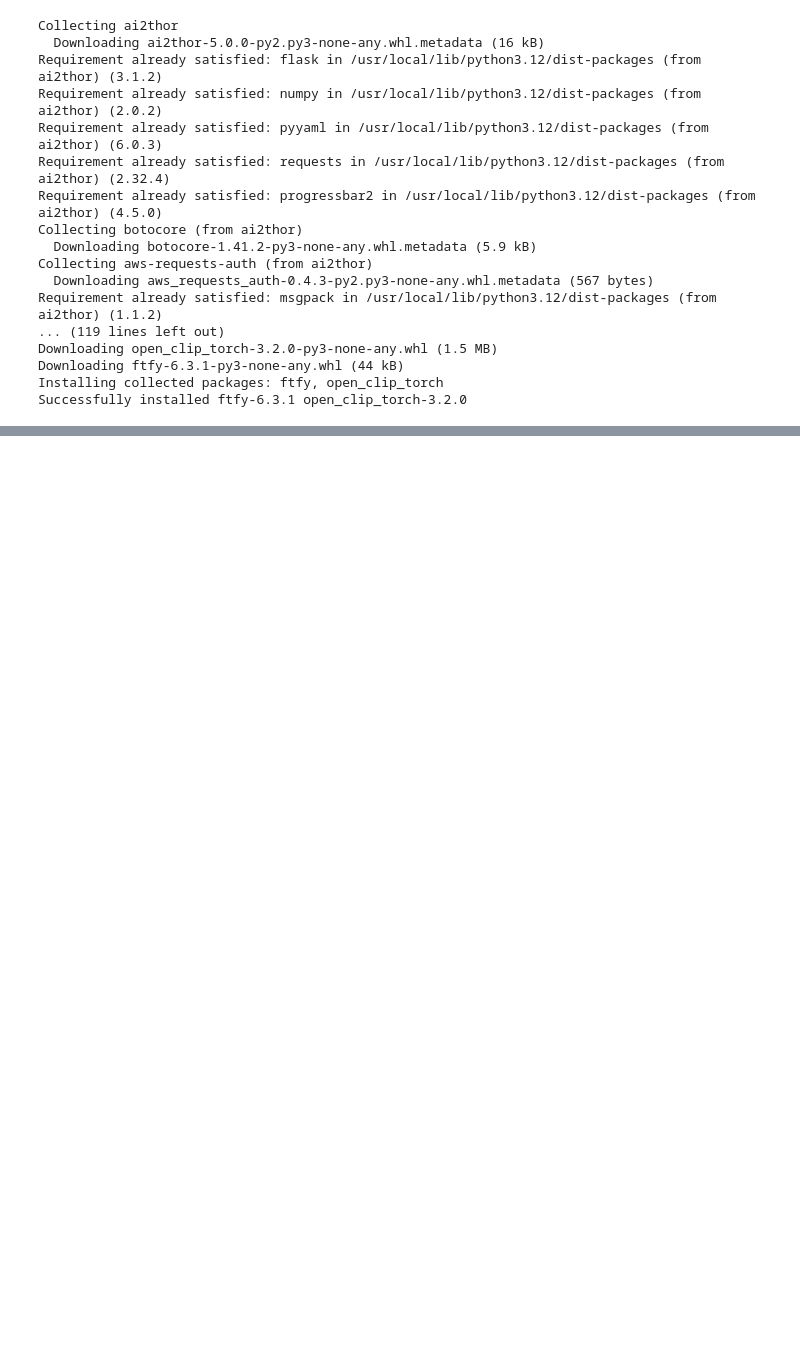
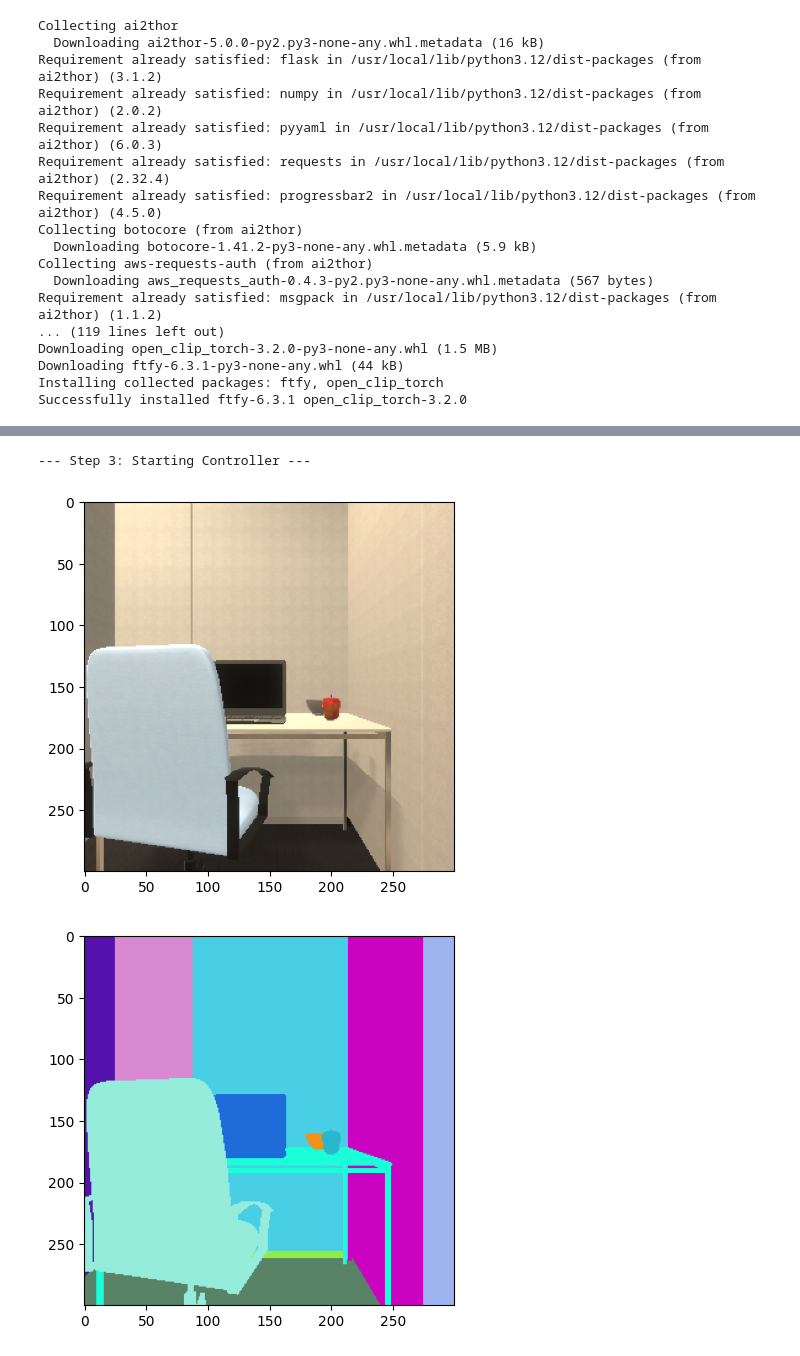
Before and after one commit to Land-dev/finalProject163, a Jupyter notebook: 163FinalProject.ipynb, the cells around one changed output, grey strips where cells are left out. Drawn from its saved outputs; the diff is of its cells as text; code cells hidden in the pictures; blank space fills up the shorter version.

```diff
--- a/163FinalProject.ipynb
+++ b/163FinalProject.ipynb
@@ -222,4 +221,46 @@ def get_spatial_context(controller, target_mask):
         return parent_name
     else:
         return "the floor"
+# %%
+# ==========================================
+# 4. MAIN EXECUTION
+# ==========================================
+print("\n--- Step 3: Starting Controller ---")
+controller = Controller(
+    agentMode="locobot",
+    visibilityDistance=1.5,
+    scene="FloorPlan_Train1_3",
+    gridSize=0.25,
+    movementGaussianSigma=0.005,
+    rotateStepDegrees=90,
+    rotateGaussianSigma=0.5,
+    renderDepthImage=True,
+    renderInstanceSegmentation=True,
+    width=300,
+    height=300,
+    fieldOfView=60
+)
+
+# Move somewhere interesting (optional)
+# controller.step("MoveBack")
+# controller.step("RotateRight")
+
+# Visualize the room
+import matplotlib.pyplot as plt
+frame = controller.last_event.frame
+
+plt.imshow(frame)
+plt.axis('on')
+plt.show()
+
+# Show segmentation
+seg_frame = controller.last_event.instance_segmentation_frame
+
+plt.imshow(seg_frame)
+plt.axis('on')
+plt.show()
+# %% [output]
+--- Step 3: Starting Controller ---
+[figure, added]
+[figure, added]
 # %%
```
Also changed, not shown: parts of 6 cells of this notebook.
